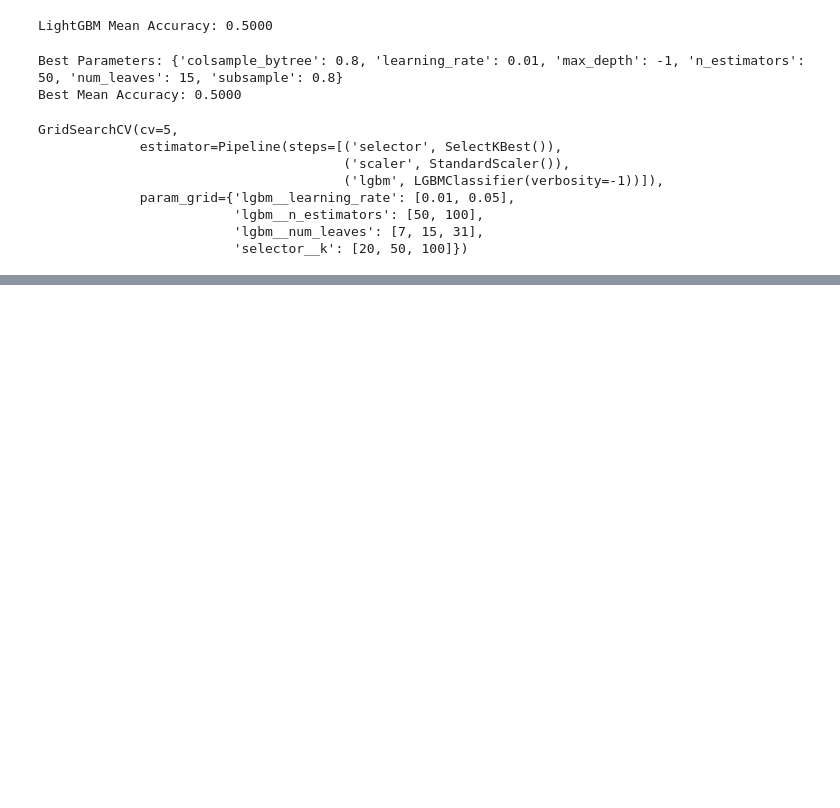
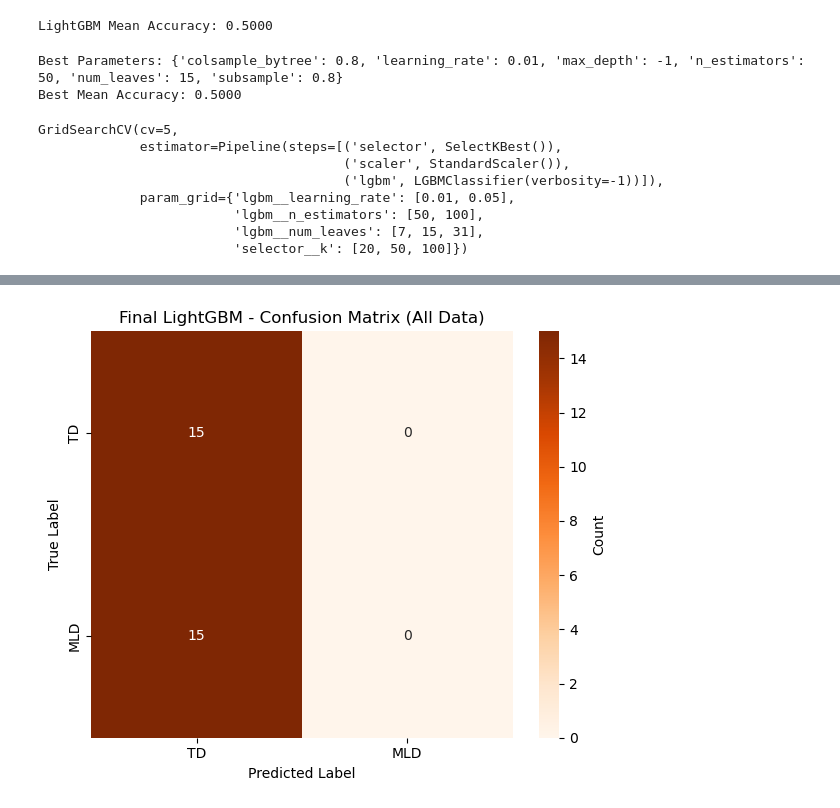
Before and after one commit to JJChong777/brain-math, a Jupyter notebook: lightgbm.ipynb, the cells around one changed output, grey strips where cells are left out. Drawn from its saved outputs; the diff is of its cells as text; code cells hidden in the pictures; blank space fills up the shorter version.

```diff
--- a/lightgbm.ipynb
+++ b/lightgbm.ipynb
@@ -119,0 +244,87 @@ GridSearchCV(cv=5,
+# %%
+# After running the grid search above, add this cell:
+
+from sklearn.pipeline import Pipeline
+from sklearn.feature_selection import SelectKBest, f_classif
+from sklearn.preprocessing import StandardScaler
+import lightgbm as lgb
+
+# Get the best parameters from grid search (use results from first fold since they're consistent)
+best_params = {
+    'lgbm__colsample_bytree': 0.8,
+    'lgbm__learning_rate': 0.01,
+    'lgbm__max_depth': 5,
+    'lgbm__n_estimators': 50,
+    'lgbm__num_leaves': 15,
+    'lgbm__subsample': 0.8,
+    'selector__k': 50
+}
+
+# 1. Create final pipeline with best params
+final_pipeline = Pipeline([
+    ('selector', SelectKBest(f_classif, k=best_params['selector__k'])),
+    ('scaler', StandardScaler()),
+    ('lgbm', lgb.LGBMClassifier(
+        colsample_bytree=best_params['lgbm__colsample_bytree'],
+        learning_rate=best_params['lgbm__learning_rate'],
+        max_depth=best_params['lgbm__max_depth'],
+        n_estimators=best_params['lgbm__n_estimators'],
+        num_leaves=best_params['lgbm__num_leaves'],
+        subsample=best_params['lgbm__subsample'],
+        random_state=42,
+        verbosity=-1
+    ))
+])
+
+# 2. Train on ALL data
+X_avg, y_avg = get_all_data()
+final_pipeline.fit(X_avg, y_avg)
+
+# 3. Get predictions and probabilities on all data
+y_pred_final = final_pipeline.predict(X_avg)
+y_probs_final = final_pipeline.predict_proba(X_avg)
+
+# 4. Evaluate on full dataset
+from sklearn.metrics import accuracy_score, classification_report, confusion_matrix
+import matplotlib.pyplot as plt
+import seaborn as sns
+
+acc_final = accuracy_score(y_avg, y_pred_final)
+
+print(f"\n{'='*70}")
+print(f"Final LightGBM Model (Trained on All Data)")
+print(f"{'='*70}")
+print(f"Accuracy: {acc_final * 100:.2f}%\n")
+print(classification_report(y_avg, y_pred_final, target_names=['TD', 'MLD']))
+
+# 5. Confusion Matrix
+plt.figure(figsize=(6, 5))
+cm = confusion_matrix(y_avg, y_pred_final)
+sns.heatmap(cm, annot=True, fmt='d', cmap='Oranges',
+            xticklabels=['TD', 'MLD'],
+            yticklabels=['TD', 'MLD'],
+            cbar_kws={'label': 'Count'})
+plt.title("Final LightGBM - Confusion Matrix (All Data)")
+plt.ylabel("True Label")
+plt.xlabel("Predicted Label")
+plt.tight_layout()
+plt.show()
+
+# 6. Feature importance
+feature_importance = final_pipeline.named_steps['lgbm'].feature_importances_
+selector = final_pipeline.named_steps['selector']
+selected_features = selector.get_support()
+
+plt.figure(figsize=(10, 6))
+plt.barh(range(len(feature_importance)), feature_importance)
+plt.xlabel("Feature Importance (Gain)")
+plt.ylabel("Feature Index")
+plt.title("LightGBM Feature Importance")
+plt.tight_layout()
+plt.show()
+
+print(f"\nTop 10 Important Features:")
+top_idx = np.argsort(feature_importance)[-10:][::-1]
+for rank, idx in enumerate(top_idx, 1):
+    print(f"{rank}. Feature {idx}: {feature_importance[idx]:.4f}")
+# %% [output]
@@ -119,0 +344 @@ GridSearchCV(cv=5,
+[figure, added]
```
Also changed, not shown: parts of 3 cells of this notebook, 3 other files.
